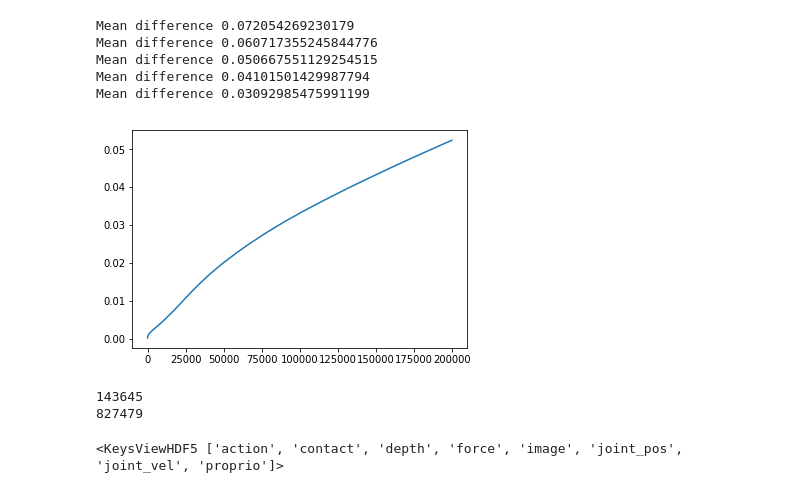
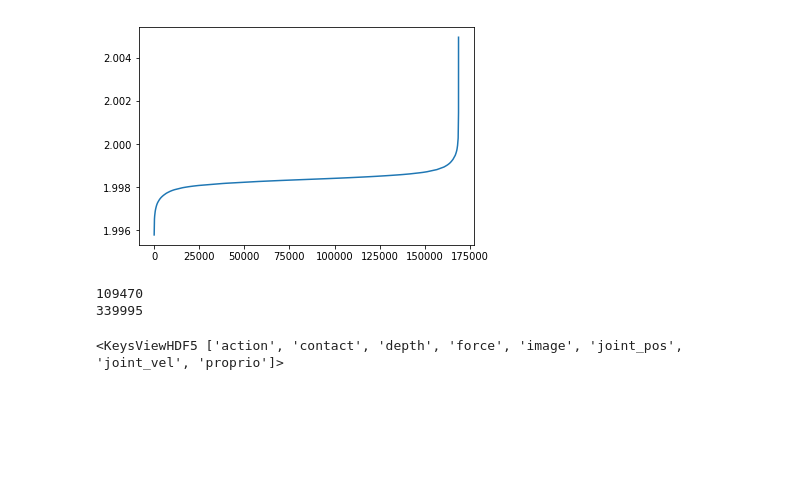
Before and after one commit to zachares/sensorimotor_search, a Jupyter notebook: supervised_learning/visualization.ipynb, the cells around one changed output. Saved outputs shown, nothing was run; the diff lists cells and outputs as text; code cells hidden in the pictures; blank space fills up the shorter version.

```diff
--- a/supervised_learning/visualization.ipynb
+++ b/supervised_learning/visualization.ipynb
@@ -7,49 +7,46 @@ f = h5py.File("/juno/group/muj_senssearch_dataset/multimodal_op_space_0017.h5",
 # %%
 contact_sum = 0
 total_points = 0
 dist_list = []
-for i in range(1,5666):
-    if i == 1883 or i == 3773:
+ignore_list = [1883, 3773]
+ignore_list = [632, 670, 722, 627, 702, 760, 1249, 1335, 1349, 856, 1253, 361, 638, 665, 920, 1136, 1807, 1891]
+for i in range(1,2377):
+    if i in ignore_list:
         continue
-    filename = "/juno/group/muj_senssearch_dataset/multimodal_op_space_" + str(i).zfill(4) + ".h5"
+    filename = "/juno/group/muj_senssearch_dataset2HZ/multimodal_op_space_" + str(i).zfill(4) + ".h5"
     f = h5py.File(filename, 'r', swmr=True, libver = 'latest')
     contact_sum += np.array(f['contact']).sum()
     total_points += np.array(f['contact']).shape[0]
-    proprio = np.array(f['proprio'])[:,0:3]
-    proprio_diff = list(np.linalg.norm(proprio[1:] - proprio[:-1], axis = 1) / np.linalg.norm(proprio[1:], axis = 1))
+    proprio = np.array(f['proprio'])[:,6:9]
+    proprio_diff = list(np.linalg.norm(proprio[:-1] - proprio[1:], axis = 1) / np.linalg.norm(proprio[:-1], axis = 1))
     dist_list += proprio_diff
 
-#     if np.linalg.norm(proprio_diff, axis = 1).sum() < 0.01:
-#         print(filename)
+    if sum(proprio_diff) > 800:
+        print(filename)
 
     f.close()
 
 
 dist_list.sort()
-dist_list = dist_list[:600000]
-print("Mean difference", sum(dist_list) / len(dist_list))
-dist_list = dist_list[:500000]
-print("Mean difference", sum(dist_list) / len(dist_list))
-dist_list = dist_list[:400000]
-print("Mean difference", sum(dist_list) / len(dist_list))
-dist_list = dist_list[:300000]
-print("Mean difference", sum(dist_list) / len(dist_list))
-dist_list = dist_list[:200000]
-print("Mean difference", sum(dist_list) / len(dist_list))
+dist_list = dist_list[168875:]
+# print("Mean difference", sum(dist_list) / len(dist_list))
+# dist_list = dist_list[:300000]
+# print("Mean difference", sum(dist_list) / len(dist_list))
+# dist_list = dist_list[:200000]
+# print("Mean difference", sum(dist_list) / len(dist_list))
+# dist_list = dist_list[:100000]
+# print("Mean difference", sum(dist_list) / len(dist_list))
+# dist_list = dist_list[:50000]
+# print("Mean difference", sum(dist_list) / len(dist_list))
 plt.plot(range(len(dist_list)), dist_list)
 plt.show()
 
 print(contact_sum)
 print(total_points)
 # %% [output]
+[figure, new version]
-Mean difference 0.072054269230179
-Mean difference 0.060717355245844776
-Mean difference 0.050667551129254515
-Mean difference 0.04101501429987794
-Mean difference 0.03092985475991199
+109470
+339995
-[figure, old version]
-143645
-827479
 # %%
 f.keys()
 # %% [output]
```
Also changed, not shown: 18 other files.
